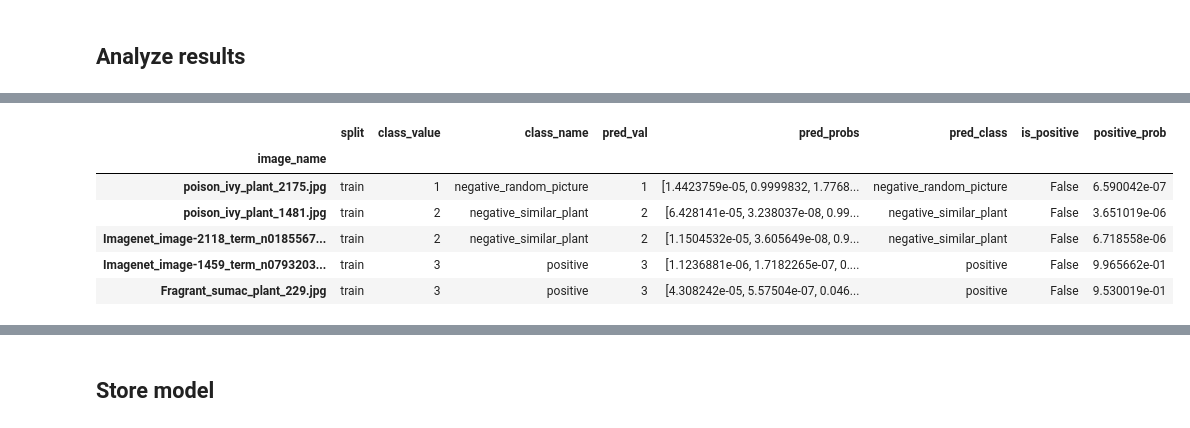
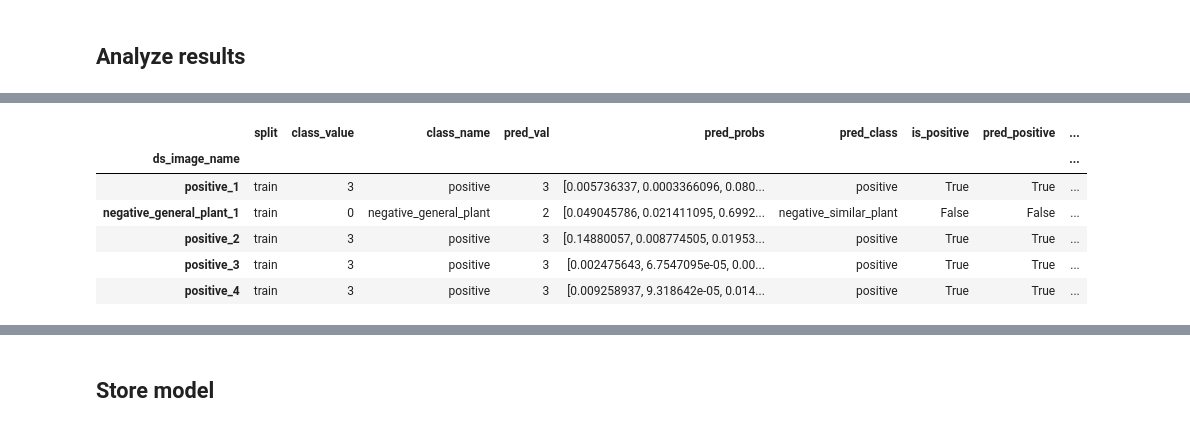
Before and after one commit to KenWronka/poison_ivy_detector, a Jupyter notebook: code/model_pipeline_v1/1.3-train_model.ipynb, the cells around one changed output, grey strips where cells are left out. Drawn from its saved outputs; the diff is of its cells as text; code cells hidden in the pictures.

```diff
--- a/code/model_pipeline_v1/1.3-train_model.ipynb
+++ b/code/model_pipeline_v1/1.3-train_model.ipynb
@@ -180,0 +190,6 @@ for images, labels in train_dataset.take(1):
+# %%
+class_weights = {
+    i: class_weight_defaults[class_name]
+    for i, class_name in enumerate(class_names)
+}
+print(class_weights)
@@ -249,7 +266,7 @@ kwargs = {
 if ds_config['has_val']:
     kwargs['validation_data'] = val_dataset
 
-history = model.fit(train_dataset, **kwargs)
+history = model.fit(train_dataset, class_weight=class_weights, **kwargs)
 print("MODEL COMPLETE")
 # %% [output]
 Epoch 1/500
@@ -315,6 +332,6 @@ history_FT = model.fit(train_dataset,
                        epochs=epochs['fine_tuning'] + base_epochs,
                        initial_epoch=history.epoch[-1],
                        callbacks=callbacks,
-                       verbose=2)
+                       class_weight=class_weights)
 # %% [output]
 Epoch 22/522
@@ -359,4 +376,5 @@ plt.show()
 ## Analyze results
 # %%
 POSITIVE = 'positive'
+NEGATIVE = 'negative'
 POSITIVE_IND = class_names.index(POSITIVE)
@@ -363,33 +383,45 @@ POSITIVE_IND = class_names.index(POSITIVE)
 # %%
 result_records = []
-for split, dataset in ds_labelled.items():
-    for ((imgs, class_labels), img_names) in dataset:
-        probs = model.predict(imgs)
-        class_values = class_labels.numpy().argmax(axis=1)
-        for prob, class_val, img_name_bytes in zip(probs, class_values, img_names.numpy()):
-            img_name = img_name_bytes.decode('utf-8')
-            pred = prob.argmax()
-            record = {'image_name': img_name,
-                      'split': split,
-                      'class_value': class_val,
-                      'class_name': class_names[class_val],
-                      'pred_val': pred,
-                      'pred_probs': prob,
-                      'pred_class': class_names[pred],
-                      'is_positive': class_val == POSITIVE,
-                      'positive_prob': prob[POSITIVE_IND],
-            }
-            result_records.append(record)
-df_res = pd.DataFrame(result_records).set_index('image_name')
+ds_splits = {'train': train_dataset, 'val': val_dataset, 'test': test_dataset}
+class_name_counts = Counter()
+
+for split, dataset in ds_splits.items():
+    if dataset is not None:
+        for imgs, class_labels in dataset:
+            probs = model.predict(imgs)
+            class_values = class_labels.numpy().argmax(axis=1)
+            for prob, class_val in zip(probs, class_values):
+                pred = prob.argmax()
+                class_name = class_names[class_val]
+                class_name_counts[class_name] += 1
+                img_name = class_name + '_' + str(class_name_counts[class_name])   # Count image within class to name it
+                target_path = Path(Path(dataset_img_path).absolute().resolve(), img_name + '.jpg')
+
+                record = {'ds_image_name': img_name,
+                          'split': split,
+                          'class_value': class_val,
+                          'class_name': class_names[class_val],
+                          'pred_val': pred,
+                          'pred_probs': prob,
+                          'pred_class': class_names[pred],
+                          'is_positive': class_val == POSITIVE_IND,
+                          'pred_positive': pred == POSITIVE_IND,
+                          'binary_pred': POSITIVE if pred == POSITIVE_IND else NEGATIVE,
+                          'binary_class': POSITIVE if class_val == POSITIVE_IND else NEGATIVE,
+                          'positive_prob': prob[POSITIVE_IND],
+                          'target_path': target_path}
+                result_records.append(record)
+df_res = pd.DataFrame(result_records).set_index('ds_image_name')
+df_res['pred_entropy'] = df_res['pred_probs'].map(entropy)
 del(result_records)
 df_res.head()
 # %% [output]
-|  | split | class_value | class_name | pred_val | pred_probs | pred_class | is_positive | positive_prob |
-| image_name |  |  |  |  |  |  |  |  |
-| poison_ivy_plant_2175.jpg | train | 1 | negative_random_picture | 1 | [1.4423759e-05, 0.9999832, 1.7768... | negative_random_picture | False | 6.590042e-07 |
-| poison_ivy_plant_1481.jpg | train | 2 | negative_similar_plant | 2 | [6.428141e-05, 3.238037e-08, 0.99... | negative_similar_plant | False | 3.651019e-06 |
-| Imagenet_image-2118_term_n0185567... | train | 2 | negative_similar_plant | 2 | [1.1504532e-05, 3.605649e-08, 0.9... | negative_similar_plant | False | 6.718558e-06 |
-| Imagenet_image-1459_term_n0793203... | train | 3 | positive | 3 | [1.1236881e-06, 1.7182265e-07, 0.... | positive | False | 9.965662e-01 |
-| Fragrant_sumac_plant_229.jpg | train | 3 | positive | 3 | [4.308242e-05, 5.57504e-07, 0.046... | positive | False | 9.530019e-01 |
+|  | split | class_value | class_name | pred_val | pred_probs | pred_class | is_positive | pred_positive | ... |
+| ds_image_name |  |  |  |  |  |  |  |  | ... |
+| positive_1 | train | 3 | positive | 3 | [0.005736337, 0.0003366096, 0.080... | positive | True | True | ... |
+| negative_general_plant_1 | train | 0 | negative_general_plant | 2 | [0.049045786, 0.021411095, 0.6992... | negative_similar_plant | False | False | ... |
+| positive_2 | train | 3 | positive | 3 | [0.14880057, 0.008774505, 0.01953... | positive | True | True | ... |
+| positive_3 | train | 3 | positive | 3 | [0.002475643, 6.7547095e-05, 0.00... | positive | True | True | ... |
+| positive_4 | train | 3 | positive | 3 | [0.009258937, 9.318642e-05, 0.014... | positive | True | True | ... |
 # %%
 conf_matrix = (
```
Also changed, not shown: parts of 12 cells of this notebook.
